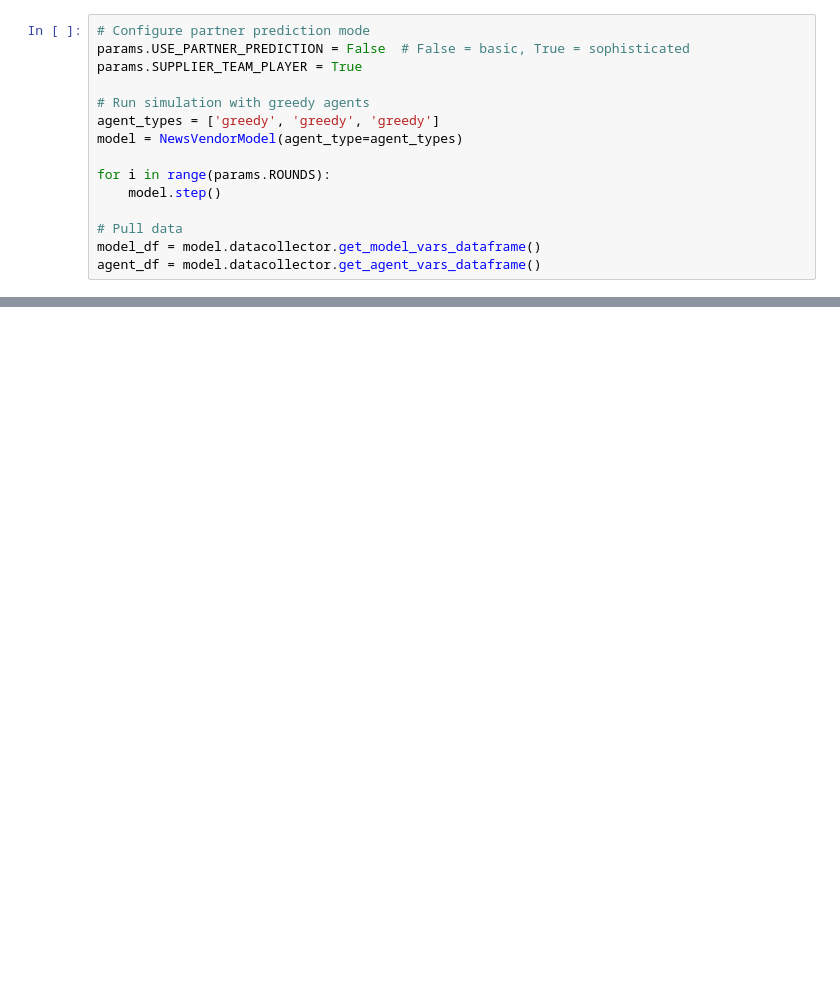
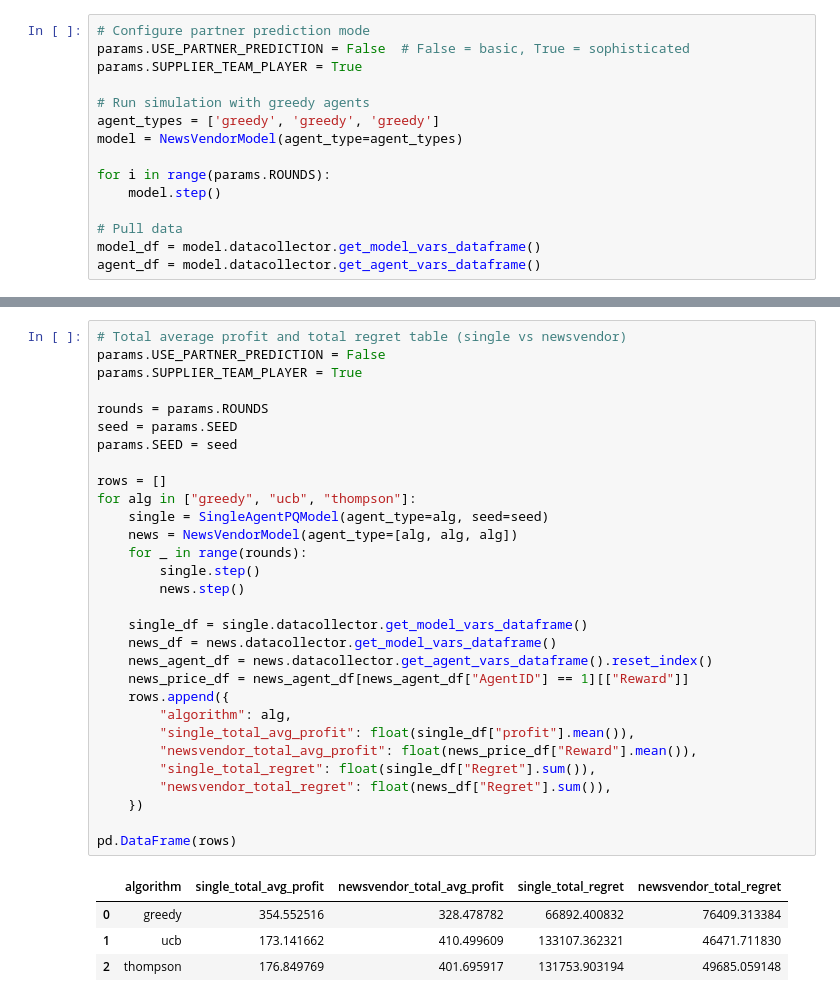
Before and after one commit to utkuyagci/AISCM-Final-Project, a Jupyter notebook: execute.ipynb, the cells around one changed output, grey strips where cells are left out. Saved outputs shown, nothing was run; the diff lists cells and outputs as text; blank space fills up the shorter version.

```diff
--- a/execute.ipynb
+++ b/execute.ipynb
@@ -216,0 +347,35 @@ plt.show()
+# %%
+# Total average profit and total regret table (single vs newsvendor)
+params.USE_PARTNER_PREDICTION = False
+params.SUPPLIER_TEAM_PLAYER = True
+
+rounds = params.ROUNDS
+seed = params.SEED
+params.SEED = seed
+
+rows = []
+for alg in ["greedy", "ucb", "thompson"]:
+    single = SingleAgentPQModel(agent_type=alg, seed=seed)
+    news = NewsVendorModel(agent_type=[alg, alg, alg])
+    for _ in range(rounds):
+        single.step()
+        news.step()
+
+    single_df = single.datacollector.get_model_vars_dataframe()
+    news_df = news.datacollector.get_model_vars_dataframe()
+    news_agent_df = news.datacollector.get_agent_vars_dataframe().reset_index()
+    news_price_df = news_agent_df[news_agent_df["AgentID"] == 1][["Reward"]]
+    rows.append({
+        "algorithm": alg,
+        "single_total_avg_profit": float(single_df["profit"].mean()),
+        "newsvendor_total_avg_profit": float(news_price_df["Reward"].mean()),
+        "single_total_regret": float(single_df["Regret"].sum()),
+        "newsvendor_total_regret": float(news_df["Regret"].sum()),
+    })
+
+pd.DataFrame(rows)
+# %% [output]
+|  | algorithm | single_total_avg_profit | newsvendor_total_avg_profit | single_total_regret | newsvendor_total_regret |
+| 0 | greedy | 354.552516 | 328.478782 | 66892.400832 | 76409.313384 |
+| 1 | ucb | 173.141662 | 410.499609 | 133107.362321 | 46471.711830 |
+| 2 | thompson | 176.849769 | 401.695917 | 131753.903194 | 49685.059148 |
```
Also changed, not shown: parts of 13 cells of this notebook, 2 other files.
